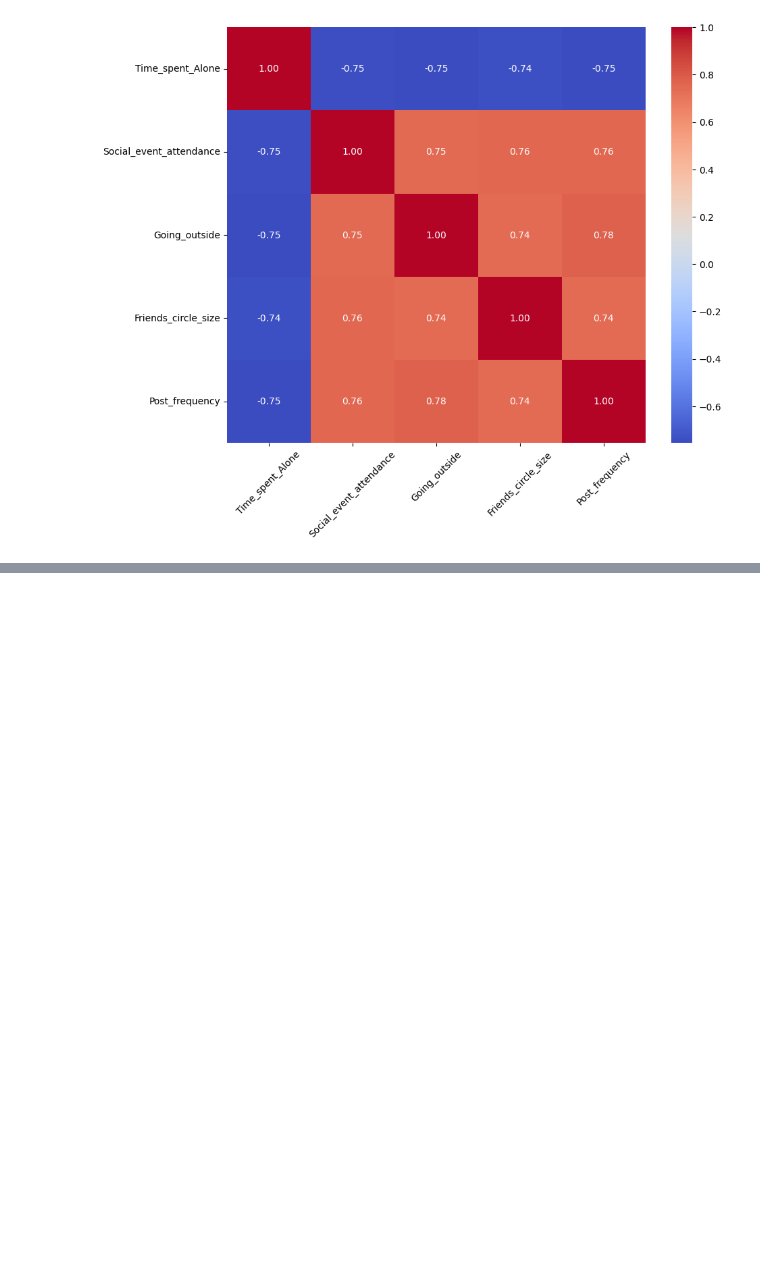
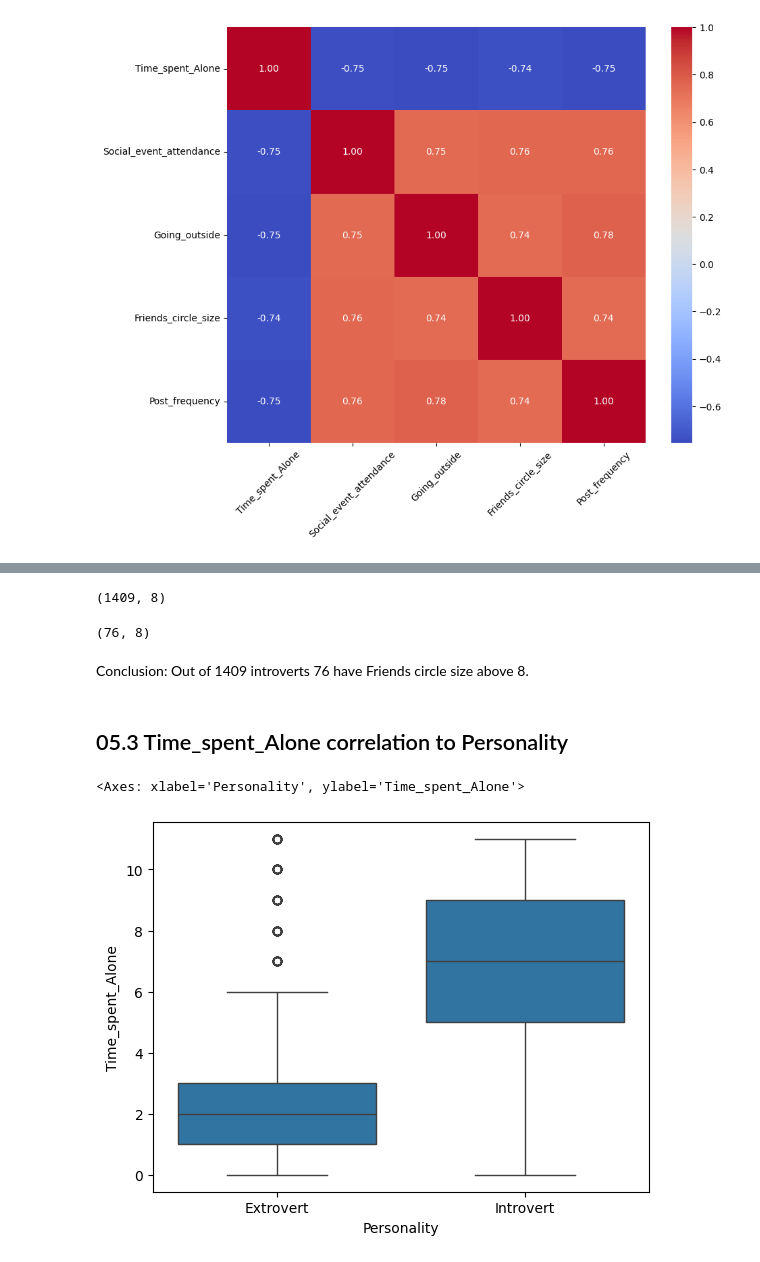
Before and after one commit to stanislavkuca/data-analysis-project-personality-types, a Jupyter notebook: project_personality_types.ipynb, the cells around one changed output, grey strips where cells are left out. Drawn from its saved outputs; the diff is of its cells as text; code cells hidden in the pictures; blank space fills up the shorter version.

Commit message:
feat: add new correlation charts feat: add README.md feat: add requirements.txt

```diff
--- a/project_personality_types.ipynb
+++ b/project_personality_types.ipynb
@@ -177,0 +168,19 @@ plt.show
+# %%
+introverts_only = df_personality[df_personality['Personality'] == 'Introvert']
+introverts_only.shape
+# %% [output]
+(1409, 8)
+# %%
+introvert_outliners = df_personality[(df_personality['Friends_circle_size'] >= 8) & (df_personality['Personality'] == 'Introvert')]
+introvert_outliners.shape
+# %% [output]
+(76, 8)
+# %% [markdown]
+Conclusion: Out of 1409 introverts 76 have Friends circle size above 8.
+# %% [markdown]
+## 05.3 Time_spent_Alone correlation to Personality
+# %%
+sns.boxplot(data=df_personality, x='Personality', y='Time_spent_Alone')
+# %% [output]
+<Axes: xlabel='Personality', ylabel='Time_spent_Alone'>
+[figure, added]
```
Also changed, not shown: parts of 14 cells of this notebook, 2 other files.
